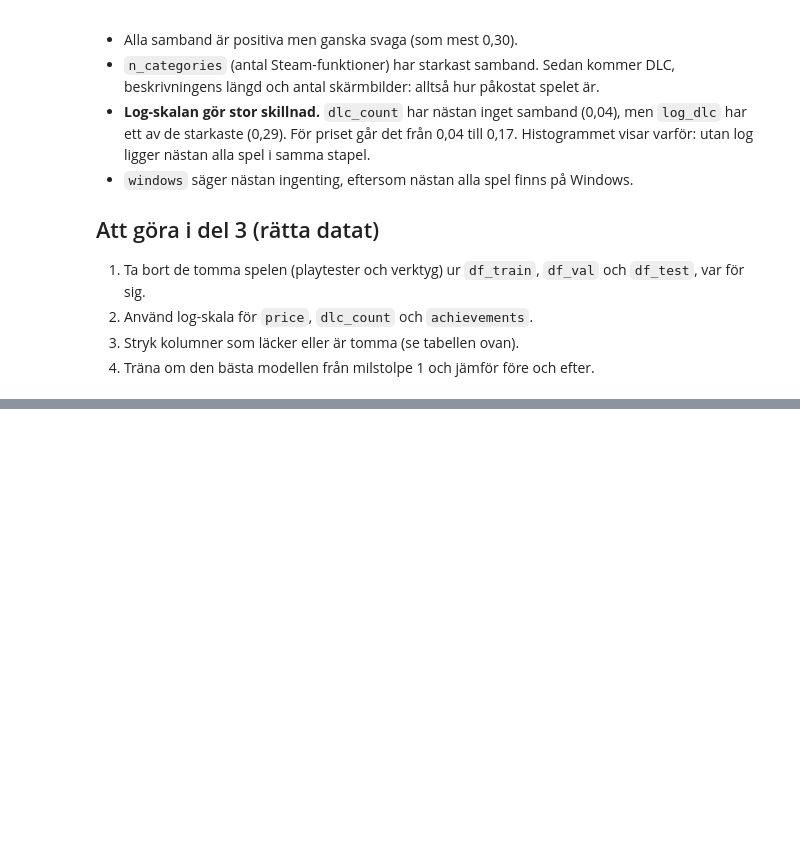
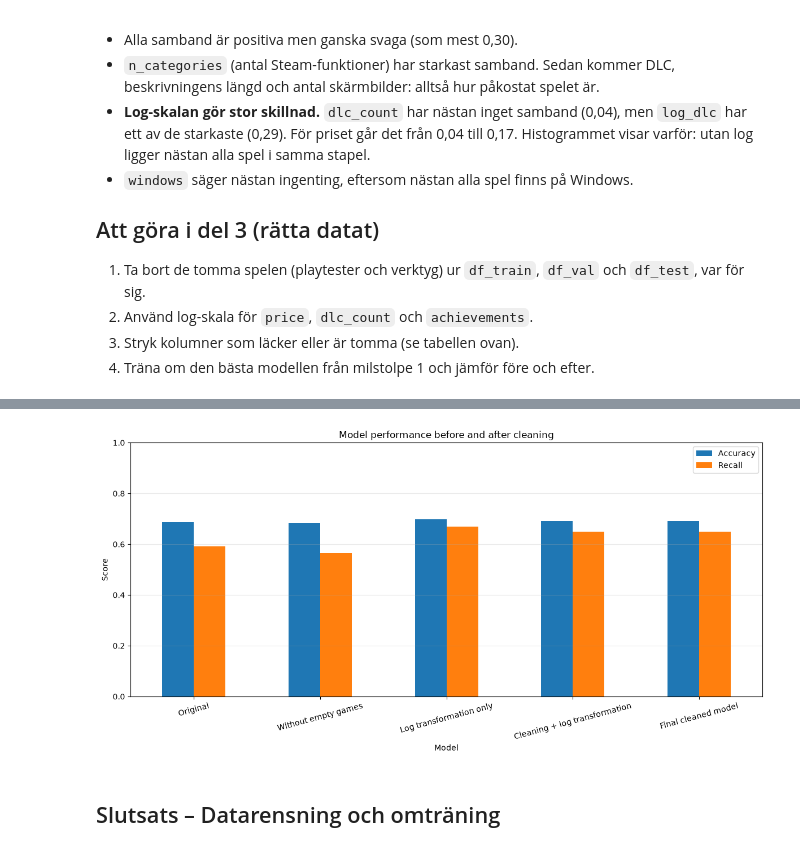
Before and after one commit to Mikyli3/Streamlit_Project, a Jupyter notebook: notebooks/02_know_the_data.ipynb, the cells around one changed output, grey strips where cells are left out. Drawn from its saved outputs; the diff is of its cells as text; code cells hidden in the pictures; blank space fills up the shorter version.

```diff
--- a/notebooks/02_know_the_data.ipynb
+++ b/notebooks/02_know_the_data.ipynb
@@ -327,0 +614,11 @@ plt.show()
+# %%
+results.append({
+    "Model": "Cleaning + log transformation",
+    **train_model(
+        train_clean,
+        val_clean,
+        log_features
+    )
+})
+
+pd.DataFrame(results).round(4)
@@ -327,0 +684,14 @@ plt.show()
+# %%
+comparison = pd.DataFrame(results)
+
+comparison["Accuracy change (pp)"] = (
+    comparison["Accuracy"] -
+    comparison.loc[0, "Accuracy"]
+) * 100
+
+comparison["Recall change (pp)"] = (
+    comparison["Recall"] -
+    comparison.loc[0, "Recall"]
+) * 100
+
+comparison.round(4)
@@ -327,0 +705,17 @@ plt.show()
+# %%
+comparison.set_index("Model")[
+    ["Accuracy", "Recall"]
+].plot(
+    kind="bar",
+    figsize=(12, 6),
+    rot=15
+)
+
+plt.title("Model performance before and after cleaning")
+plt.ylabel("Score")
+plt.ylim(0, 1)
+plt.grid(axis="y", alpha=0.3)
+plt.tight_layout()
+plt.show()
+# %% [output]
+[figure, added]
@@ -327,0 +728,2 @@ plt.show()
+# %% [markdown]
+## Slutsats – Datarensning och omträning
```
Also changed, not shown: parts of 14 cells of this notebook.
